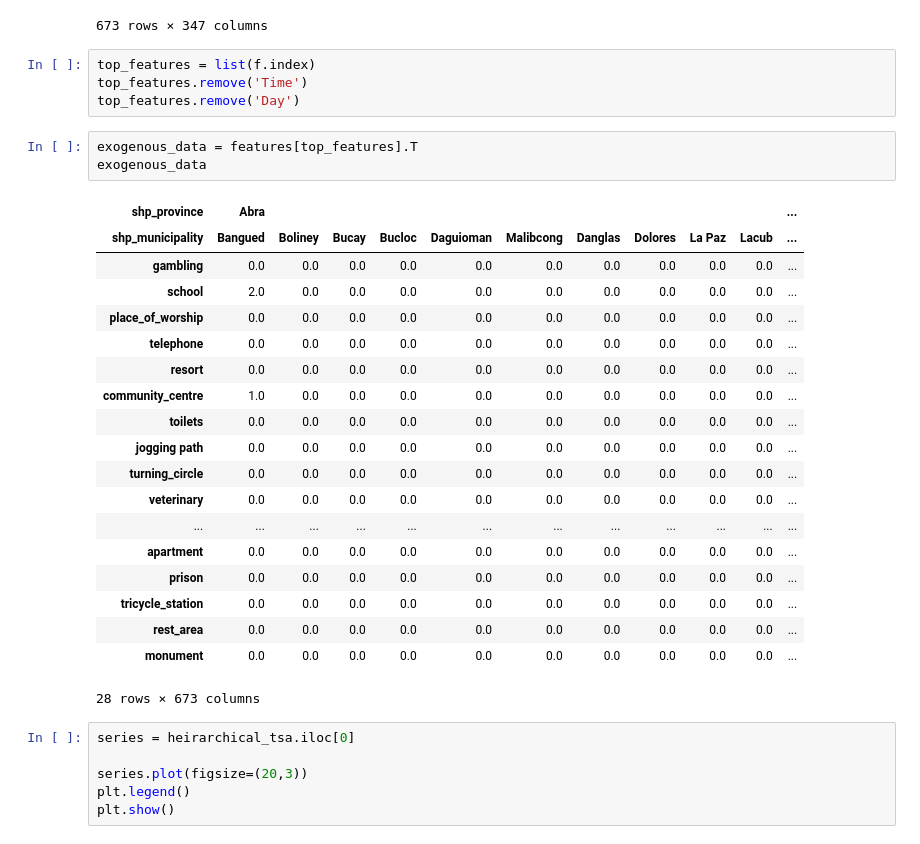
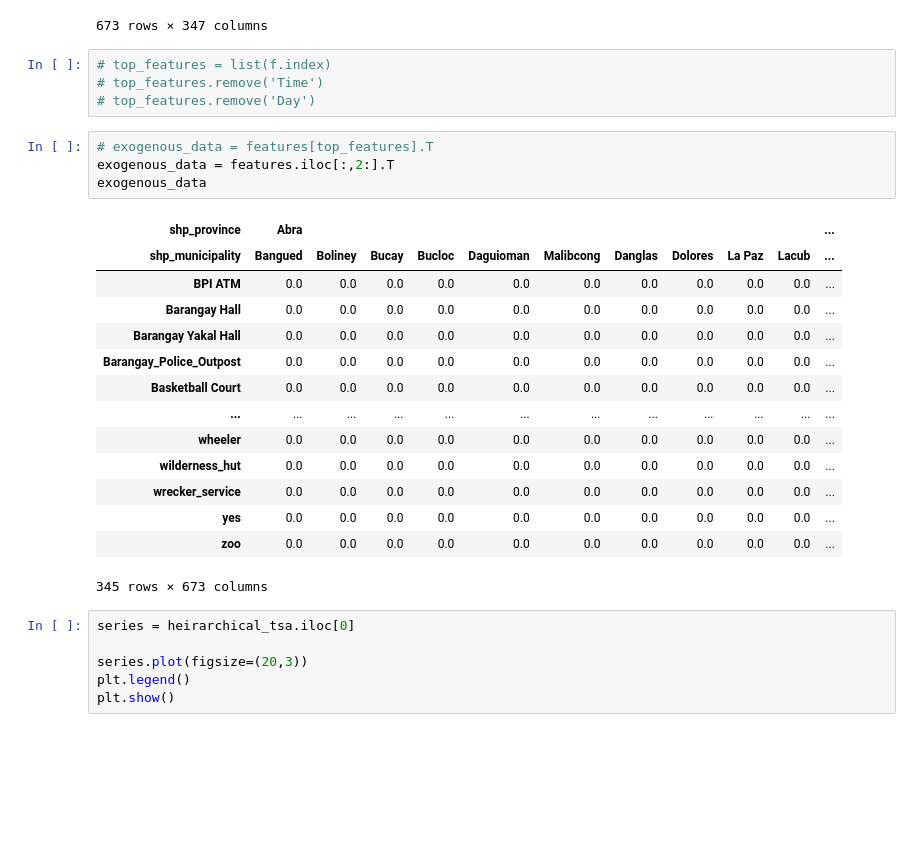
Before and after one commit to ralphcaubalejo/Geospatial-Analysis-Project, a Jupyter notebook: substation_jojie.ipynb, the cells around one changed output. Saved outputs shown, nothing was run; the diff lists cells and outputs as text; blank space fills up the shorter version.

```diff
--- a/substation_jojie.ipynb
+++ b/substation_jojie.ipynb
@@ -1007,32 +1007,28 @@ features
 |  | Subic | Zambales | Subic | 0.0 | 0.0 | 0.0 | ... |
 673 rows × 347 columns
 # %%
-top_features = list(f.index)
-top_features.remove('Time')
-top_features.remove('Day')
+# top_features = list(f.index)
+# top_features.remove('Time')
+# top_features.remove('Day')
 # %%
-exogenous_data = features[top_features].T
+# exogenous_data = features[top_features].T
+exogenous_data = features.iloc[:,2:].T
 exogenous_data
 # %% [output]
 | shp_province | Abra |  |  |  |  |  |  |  |  |  | ... |
 | shp_municipality | Bangued | Boliney | Bucay | Bucloc | Daguioman | Malibcong | Danglas | Dolores | La Paz | Lacub | ... |
-| gambling | 0.0 | 0.0 | 0.0 | 0.0 | 0.0 | 0.0 | 0.0 | 0.0 | 0.0 | 0.0 | ... |
-| school | 2.0 | 0.0 | 0.0 | 0.0 | 0.0 | 0.0 | 0.0 | 0.0 | 0.0 | 0.0 | ... |
-| place_of_worship | 0.0 | 0.0 | 0.0 | 0.0 | 0.0 | 0.0 | 0.0 | 0.0 | 0.0 | 0.0 | ... |
-| telephone | 0.0 | 0.0 | 0.0 | 0.0 | 0.0 | 0.0 | 0.0 | 0.0 | 0.0 | 0.0 | ... |
-| resort | 0.0 | 0.0 | 0.0 | 0.0 | 0.0 | 0.0 | 0.0 | 0.0 | 0.0 | 0.0 | ... |
-| community_centre | 1.0 | 0.0 | 0.0 | 0.0 | 0.0 | 0.0 | 0.0 | 0.0 | 0.0 | 0.0 | ... |
-| toilets | 0.0 | 0.0 | 0.0 | 0.0 | 0.0 | 0.0 | 0.0 | 0.0 | 0.0 | 0.0 | ... |
-| jogging path | 0.0 | 0.0 | 0.0 | 0.0 | 0.0 | 0.0 | 0.0 | 0.0 | 0.0 | 0.0 | ... |
-| turning_circle | 0.0 | 0.0 | 0.0 | 0.0 | 0.0 | 0.0 | 0.0 | 0.0 | 0.0 | 0.0 | ... |
-| veterinary | 0.0 | 0.0 | 0.0 | 0.0 | 0.0 | 0.0 | 0.0 | 0.0 | 0.0 | 0.0 | ... |
+| BPI ATM | 0.0 | 0.0 | 0.0 | 0.0 | 0.0 | 0.0 | 0.0 | 0.0 | 0.0 | 0.0 | ... |
+| Barangay Hall | 0.0 | 0.0 | 0.0 | 0.0 | 0.0 | 0.0 | 0.0 | 0.0 | 0.0 | 0.0 | ... |
+| Barangay Yakal Hall | 0.0 | 0.0 | 0.0 | 0.0 | 0.0 | 0.0 | 0.0 | 0.0 | 0.0 | 0.0 | ... |
+| Barangay_Police_Outpost | 0.0 | 0.0 | 0.0 | 0.0 | 0.0 | 0.0 | 0.0 | 0.0 | 0.0 | 0.0 | ... |
+| Basketball Court | 0.0 | 0.0 | 0.0 | 0.0 | 0.0 | 0.0 | 0.0 | 0.0 | 0.0 | 0.0 | ... |
 | ... | ... | ... | ... | ... | ... | ... | ... | ... | ... | ... | ... |
-| apartment | 0.0 | 0.0 | 0.0 | 0.0 | 0.0 | 0.0 | 0.0 | 0.0 | 0.0 | 0.0 | ... |
-| prison | 0.0 | 0.0 | 0.0 | 0.0 | 0.0 | 0.0 | 0.0 | 0.0 | 0.0 | 0.0 | ... |
-| tricycle_station | 0.0 | 0.0 | 0.0 | 0.0 | 0.0 | 0.0 | 0.0 | 0.0 | 0.0 | 0.0 | ... |
-| rest_area | 0.0 | 0.0 | 0.0 | 0.0 | 0.0 | 0.0 | 0.0 | 0.0 | 0.0 | 0.0 | ... |
-| monument | 0.0 | 0.0 | 0.0 | 0.0 | 0.0 | 0.0 | 0.0 | 0.0 | 0.0 | 0.0 | ... |
+| wheeler | 0.0 | 0.0 | 0.0 | 0.0 | 0.0 | 0.0 | 0.0 | 0.0 | 0.0 | 0.0 | ... |
+| wilderness_hut | 0.0 | 0.0 | 0.0 | 0.0 | 0.0 | 0.0 | 0.0 | 0.0 | 0.0 | 0.0 | ... |
+| wrecker_service | 0.0 | 0.0 | 0.0 | 0.0 | 0.0 | 0.0 | 0.0 | 0.0 | 0.0 | 0.0 | ... |
+| yes | 0.0 | 0.0 | 0.0 | 0.0 | 0.0 | 0.0 | 0.0 | 0.0 | 0.0 | 0.0 | ... |
+| zoo | 0.0 | 0.0 | 0.0 | 0.0 | 0.0 | 0.0 | 0.0 | 0.0 | 0.0 | 0.0 | ... |
-28 rows × 673 columns
+345 rows × 673 columns
 # %%
 series = heirarchical_tsa.iloc[0]
 
```
Also changed, not shown: parts of 36 cells of this notebook, 2 other files.
